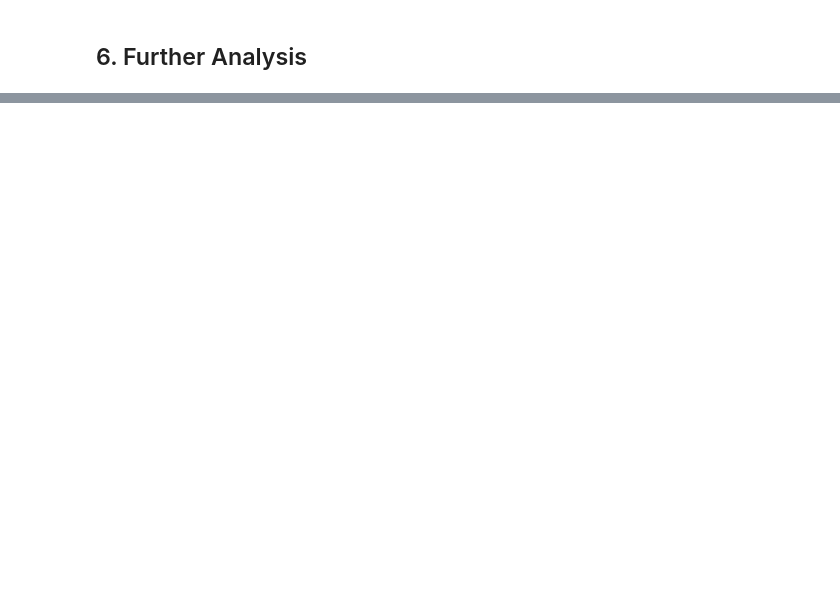
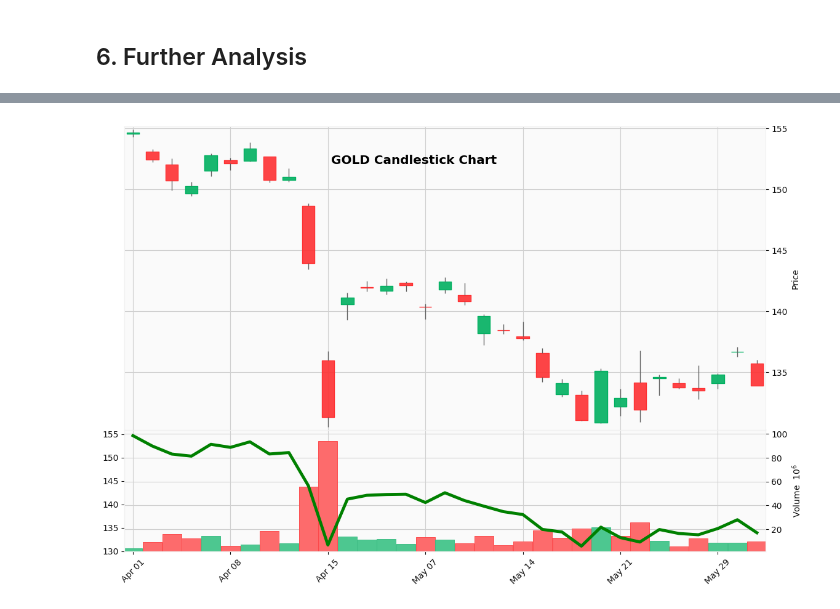
Before and after one commit to WickeyC/ds-assignment, a Jupyter notebook: Further Analysis.ipynb, the cells around one changed output, grey strips where cells are left out. Cells and saved outputs as stored; diff of their text form; code cells hidden in the pictures; blank space fills up the shorter version.

```diff
--- a/Further Analysis.ipynb
+++ b/Further Analysis.ipynb
@@ -35,0 +46,2 @@ print(new_df.tail(10))
+# %%
+gold_price = pd.read_csv('processed_price_gold.csv',na_values=['null'],index_col='Date',parse_dates=True,infer_datetime_format=True)
@@ -55,11 +84,13 @@ mpf.plot(gold_plot, type='candle', title='GOLD Candlestick Chart', style='yahoo'
 # %%
 # Filter the DataFrame to include only the desired date range
-start_date = '2013-03-10'
-end_date = '2013-07-31'
+start_date = '2013-03-31'
+end_date = '2013-05-31'
 gold_plot_filtered = gold_plot[(gold_plot.index >= start_date)
                                & (gold_plot.index <= end_date)]
 
 # Plot the candlestick chart with the filtered DataFrame
 mpf.plot(gold_plot_filtered, type='candle', title='GOLD Candlestick Chart', style='yahoo', volume=True, ylabel='Price',
          addplot=[mpf.make_addplot(gold_plot_filtered['Close'], panel=1, color='g', secondary_y=True)],
          figratio=(10, 6), figsize=(12, 8), tight_layout=True)
+# %% [output]
+[figure, added]
```
Also changed, not shown: parts of 4 cells of this notebook, 19 other files.
